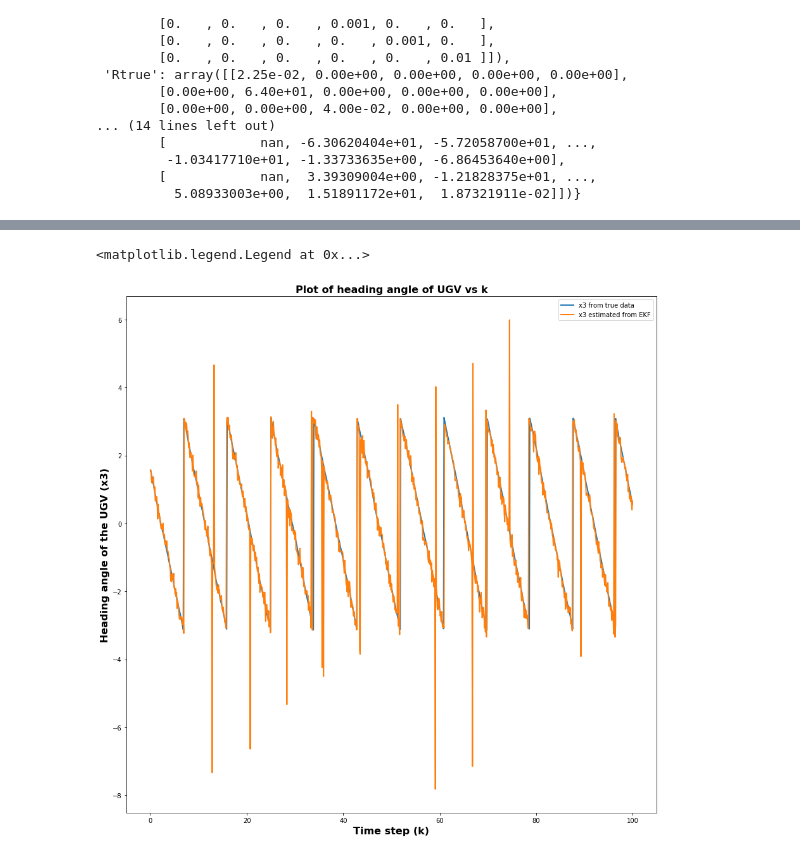
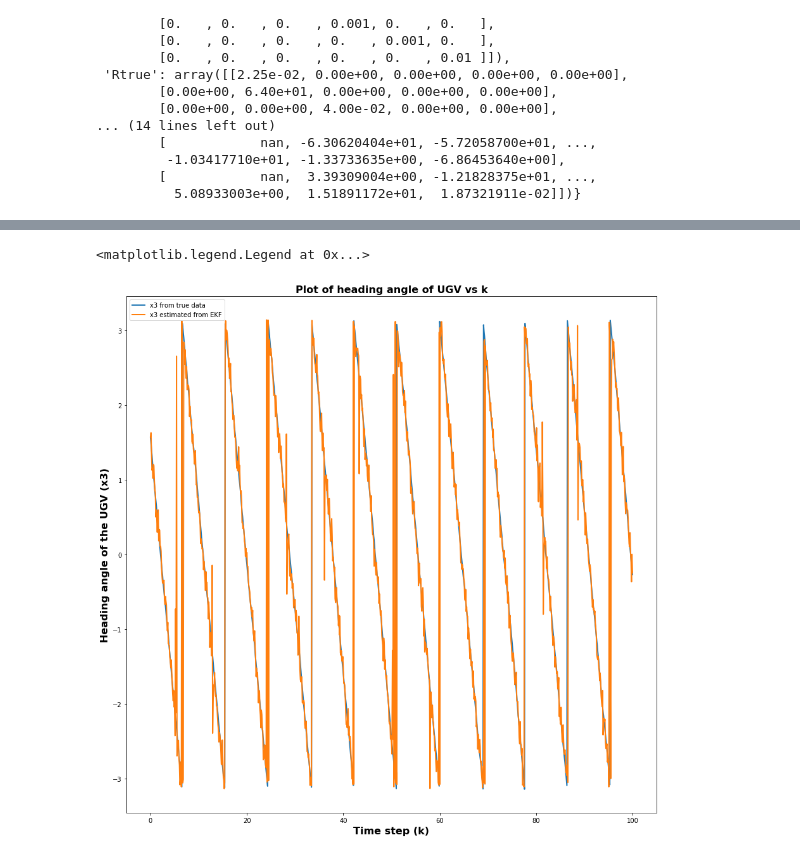
Before and after one commit to himanshugupta1009/robot_localization, a Jupyter notebook: Project_Report_2/EKF.ipynb, the cells around one changed output, grey strips where cells are left out. Cells and saved outputs as stored; diff of their text form; code cells hidden in the pictures.

Commit message:
Add plots for errors and 2sigma bounds

```diff
--- a/Project_Report_2/EKF.ipynb
+++ b/Project_Report_2/EKF.ipynb
@@ -206,8 +230,8 @@ def kf_time_update(xk,Pk,uk,Q):
     return xk_propogated, Pk_propogated
 
 def kf_measurement_update(xk_propogated,Pk_propogated,yk_observed,uk,R):
+    #noise
     p = len(yk_observed)
-    #noise
     v = np.zeros(p).reshape(p,1)
     yk_predicted = calculate_exact_yt(xk_propogated,v)
     surprise_factor = yk_observed - yk_predicted
@@ -220,8 +244,12 @@ def kf_measurement_update(xk_propogated,Pk_propogated,yk_observed,uk,R):
     #Calculate x(k+1) plus
     n = len(xk_propogated)
     xk_plus1 = xk_propogated.reshape(n,1) + np.dot(kalman_gain,surprise_factor)
+    xk_plus1[2][0] = wrap_in_negative_pi_to_pi(xk_plus1[2][0])
+    xk_plus1[5][0] = wrap_in_negative_pi_to_pi(xk_plus1[5][0])
+    if(xk_plus1[5][0] > np.pi or xk_plus1[5][0]< -np.pi):
+        print("TRUE")
+        print ("x6 :" + str(xk_plus1[5][0]))
     #Calculate P(k+1) plus
-    (n,m) = Pk_propogated.shape
     I = np.identity(n)
     fc_Pk_plus1 = I - np.dot(kalman_gain,Hk_plus1_minus)
     Pk_plus1 = np.dot(fc_Pk_plus1, Pk_propogated)
@@ -239,7 +267,7 @@ def get_estimated_states_and_measurements(x0,P0,u,observed_measurements_list,Q,R
     p = len(observed_measurements_list[0])
     zero_measurement_noise = np.zeros(p).reshape(p,1)
     for observed_measurement in observed_measurements_list[1:]:
-        xk_propogated,Pk_propogated = kf_time_update(xk,P0,u,Q)
+        xk_propogated,Pk_propogated = kf_time_update(xk,Pk,u,Q)
         xk_plus1,Pk_plus1,innovation_covariance_matrix = kf_measurement_update(xk_propogated,Pk_propogated,observed_measurement,u,R)
         estimated_measurement = calculate_exact_yt(xk_propogated,zero_measurement_noise)
         estimated_state_list.append(xk_plus1)
@@ -343,6 +364,12 @@ Qfilter = np.array([
         [0.   , 0.   , 0.   , Q46    , Q56  , Q66 ]
     ])
 
-Pstart = 10*Qtrue
+Qfilter = 700*data_file['Qtrue']
+Pstart = 1000*data_file['Qtrue']
 
-NEES_data,NIS_data = get_NEES_data_for_multiple_simulations(x0,Pstart,u,Qtrue,Rtrue,Qfilter,Rtrue,50)
+# Pstart = np.array([[10, 0.   , 0.   , 0.   , 0.   , 0.   ],
+#        [0.   , 10, 0.   , 0.   , 0.   , 0.   ],
+#        [0.   , 0.   , 10 , 0.   , 0.   , 0.   ],
+#        [0.   , 0.   , 0.   , 10, 0.   , 0.   ],
+#        [0.   , 0.   , 0.   , 0.   , 10, 0.   ],
+#        [0.   , 0.   , 0.   , 0.   , 0.   , 10 ]])
@@ -436,7 +406,7 @@ for state in Xtrue:
     true_x1.append(state[0][0])
 
 for state in estimated_state_list:
-    estimated_x1.append(state[0])
+    estimated_x1.append(state[0][0])
 
 plt.xlabel("Time step (k)",fontsize=16, fontweight='bold')
 plt.ylabel("East position of the UGV (x1)",fontsize=16, fontweight='bold')
@@ -457,7 +453,7 @@ for state in Xtrue:
     true_x2.append(state[1][0])
 
 for state in estimated_state_list:
-    estimated_x2.append(state[1])
+    estimated_x2.append(state[1][0])
 
 plt.xlabel("Time step (k)",fontsize=16, fontweight='bold')
 plt.ylabel("North position of the UGV (x2)",fontsize=16, fontweight='bold')
@@ -471,21 +493,21 @@ plt.legend()
 # %%
 #Plot x[3] or heading angle of UGV
 
 true_x3 = []
 estimated_x3 = []
 
 for state in Xtrue:
     true_x3.append(state[2][0])
 
 for state in estimated_state_list:
-    estimated_x3.append(state[2])
+    estimated_x3.append(state[2][0])
 
 plt.xlabel("Time step (k)",fontsize=16, fontweight='bold')
 plt.ylabel("Heading angle of the UGV (x3)",fontsize=16, fontweight='bold')
 plt.title("Plot of heading angle of UGV vs k",fontsize=16, fontweight='bold')
 plt.plot(time_steps,true_x3,linewidth = 2,label = 'x3 from true data')
 plt.plot(time_steps,estimated_x3,linewidth = 2,label = 'x3 estimated from EKF')
 plt.legend()
 # %% [output]
 <matplotlib.legend.Legend at 0x...>
-[figure, old version]
+[figure, new version]
```
Also changed, not shown: parts of 33 cells of this notebook, 1 other file.
